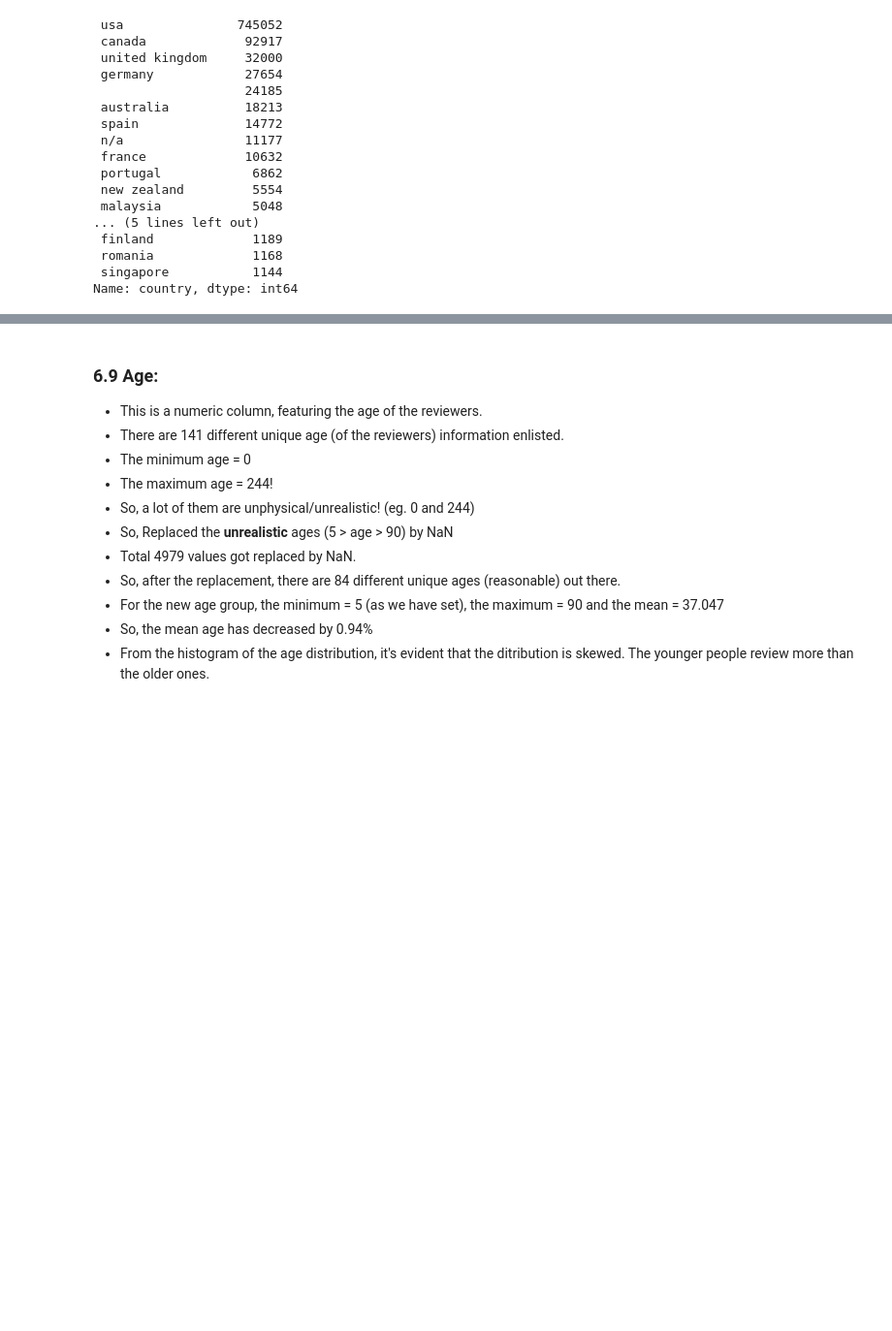
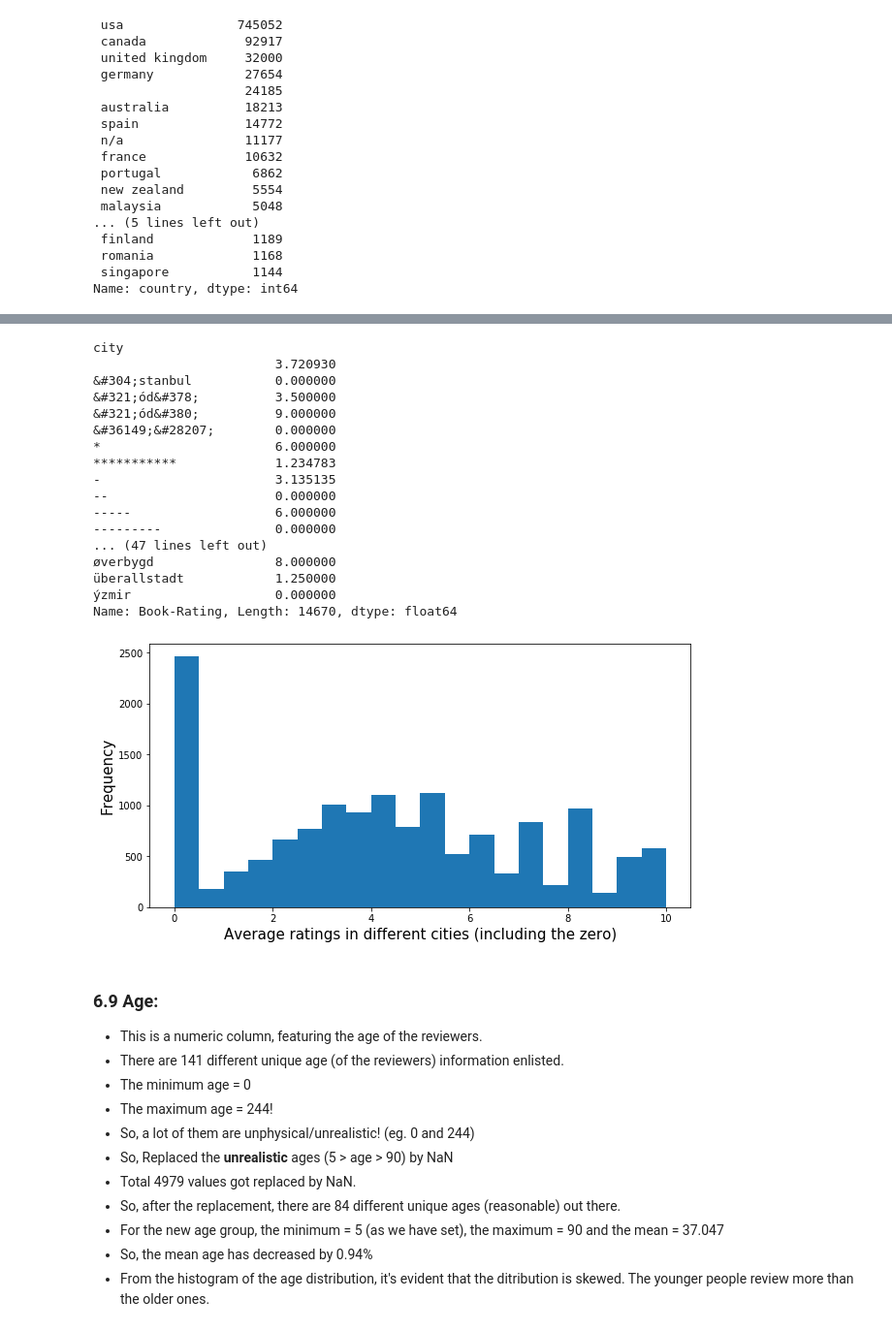
Before and after one commit to debisree/Springboard-Data-Science-Career-Track, a Jupyter notebook: Capstone_2_Book_Recommending_System/books_eda.ipynb, the cells around one changed output, grey strips where cells are left out. Shown at 97% size. Cells and saved outputs as stored; diff of their text form; code cells hidden in the pictures; blank space fills up the shorter version.

```diff
--- a/Capstone_2_Book_Recommending_System/books_eda.ipynb
+++ b/Capstone_2_Book_Recommending_System/books_eda.ipynb
@@ -918,3 +948,37 @@ plt.show()
+# %%
+#Mean age across different cities
+
+mean_city_age=final_df['Age'].groupby(final_df['city']).mean()
+mean_city_rating=final_df['Book-Rating'].groupby(final_df['city']).mean()
+#_=plt.plot(mean_city)
+#plt.show()
+
+print(mean_city_rating)
+plt.figure(figsize=(10,5))
+_=plt.hist(mean_city_rating,bins=20)
+plt.xlabel('Average ratings in different cities (including the zero)',fontsize=15)
+plt.ylabel('Frequency',fontsize=15)
+plt.savefig('15.png')
+plt.show()
+# %% [output]
+city
+                        3.720930
+&#304;stanbul           0.000000
+&#321;ód&#378;          3.500000
+&#321;ód&#380;          9.000000
+&#36149;&#28207;        0.000000
+*                       6.000000
+***********             1.234783
+-                       3.135135
+--                      0.000000
+-----                   6.000000
+---------               0.000000
+... (47 lines left out)
+øverbygd                8.000000
+überallstadt            1.250000
+ýzmir                   0.000000
+Name: Book-Rating, Length: 14670, dtype: float64
+[figure, added]
 # %% [markdown]
 ### 6.9 Age:
 
```
Also changed, not shown: parts of 9 cells of this notebook.
